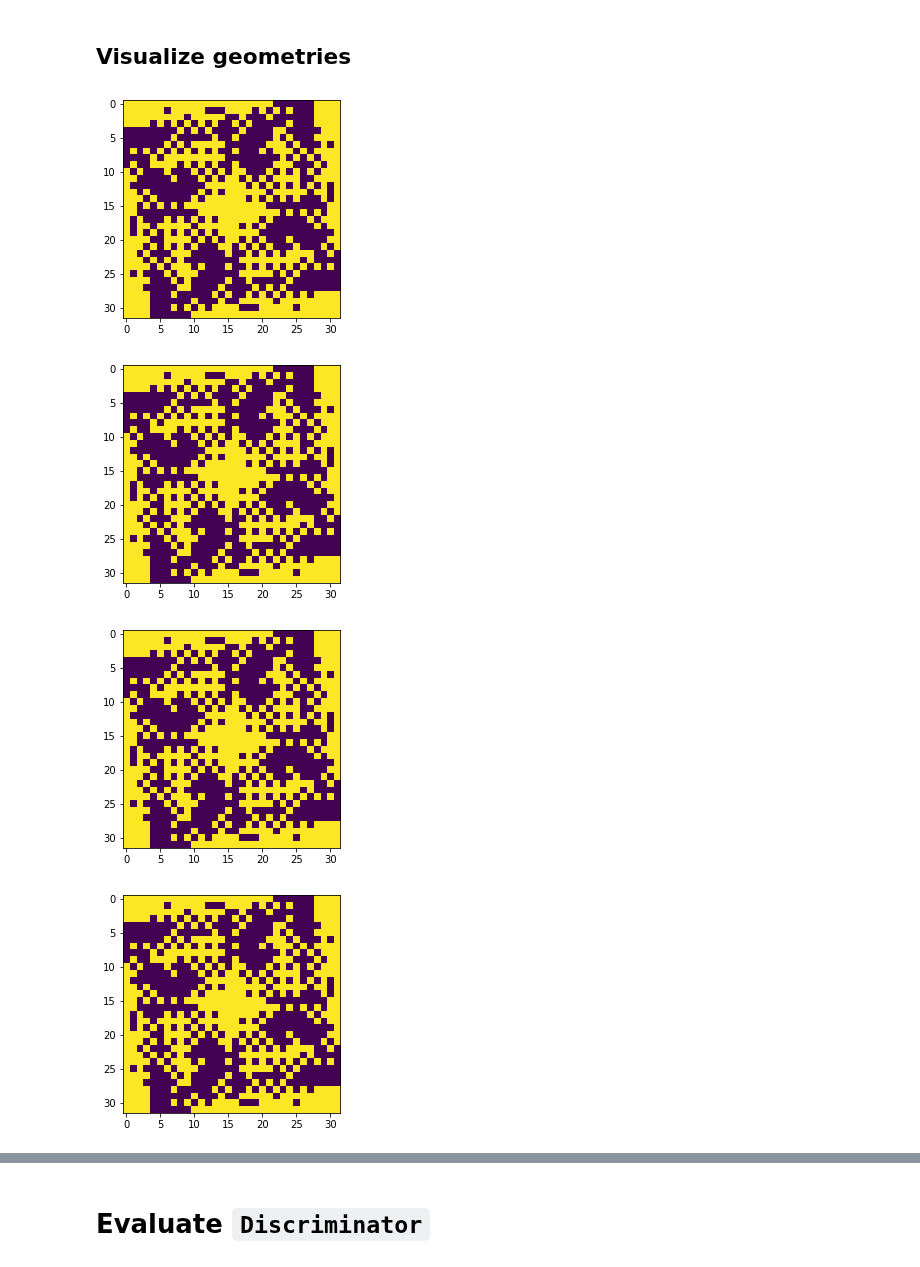
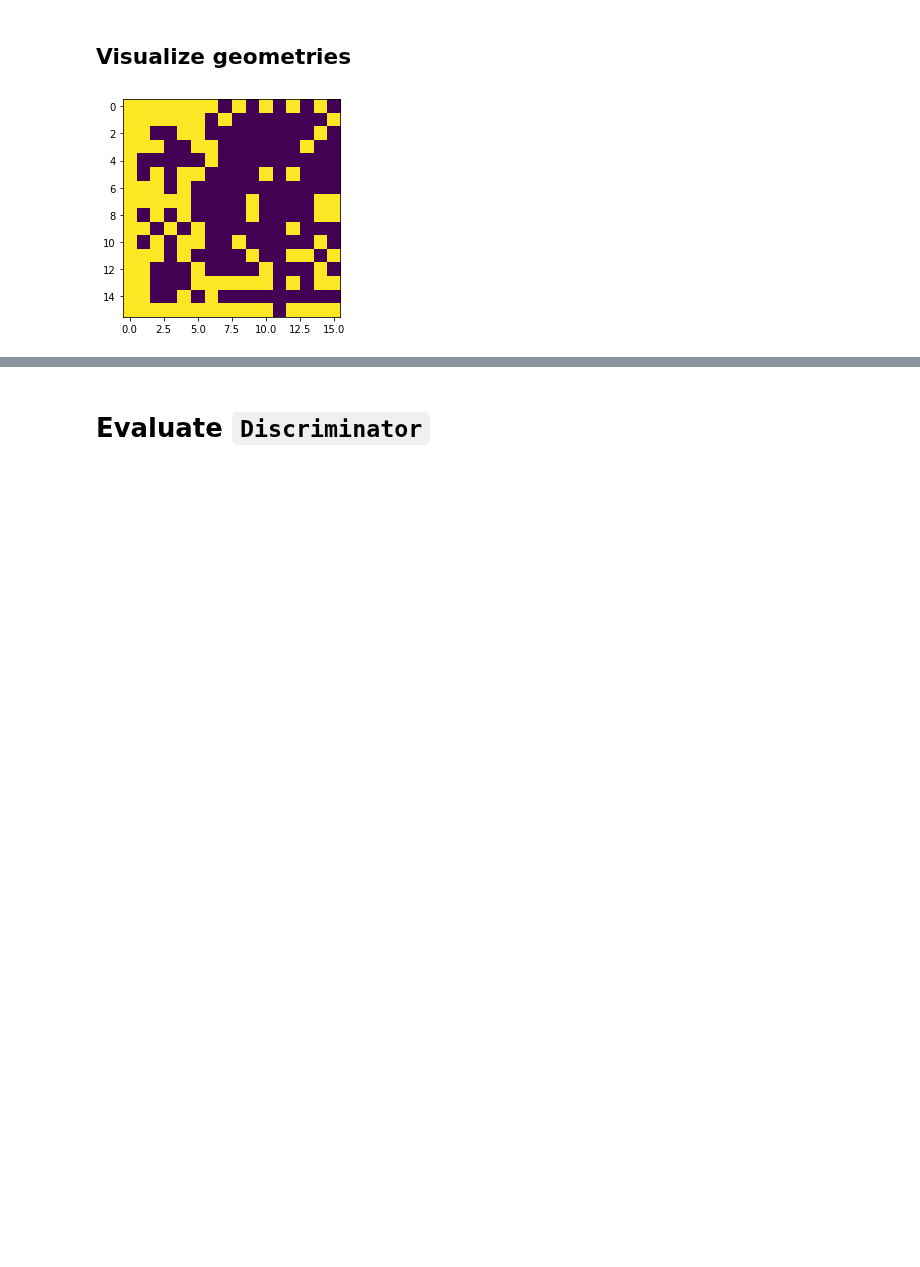
Before and after one commit to lucascbarbosa/INT, a Jupyter notebook: Manufatura Aditiva/Simulacao-GAN/Pipeline/3- Machine_learning/GAN/GAN.ipynb, the cells around one changed output, grey strips where cells are left out. Saved outputs shown, nothing was run; the diff lists cells and outputs as text; code cells hidden in the pictures; blank space fills up the shorter version.

```diff
--- a/Manufatura Aditiva/Simulacao-GAN/Pipeline/3- Machine_learning/GAN/GAN.ipynb
+++ b/Manufatura Aditiva/Simulacao-GAN/Pipeline/3- Machine_learning/GAN/GAN.ipynb
@@ -76,11 +76,12 @@ def setup_G(input_G,output_G,size):
     # foundation for 8x8 image
     n_nodes = 128 * size * size
     out_G = Dense(n_nodes,activation=LeakyReLU(alpha=0.2))(in_G)
+    out_G = LeakyReLU(alpha=0.2)(out_G)
     out_G = Reshape((size, size, 128))(out_G)
     # upsample to 16x16
     out_G = Conv2DTranspose(128, (4,4), strides=(2,2), padding='same',activation=LeakyReLU(alpha=0.2))(out_G)
+    out_G = LeakyReLU(alpha=0.2)(out_G)
     out_G = Conv2D(1, (size,size), activation='sigmoid', padding='same')(out_G)
-
 
     out_density = Lambda(lambda x:x)(out_G)
 
@@ -248,9 +248,9 @@ def summarize_performance(epoch,porosity,G_model, D_model, data, input_G, n_samp
 # Training GAN
 # %%
 batch_size = 64
-num_epochs = 50
+num_epochs = 150
 
-alpha = 10
+alpha = 1e-2
 lr = 1e-4
 porosity = 0.5
 
@@ -284,7 +284,6 @@ def train(G_model,D_model,GAN_model,alpha,lr,porosity,batch_size,num_epochs,plot
 
             D_losses_epoch.append(D_loss)
 
-
             X_GAN = generate_input_G(input_G, batch_size)
             y_GAN = np.ones((batch_size, 1))
 
@@ -293,15 +292,15 @@ def train(G_model,D_model,GAN_model,alpha,lr,porosity,batch_size,num_epochs,plot
                 G_loss = G_loss[0]
             else:
                 G_loss= GAN_model.train_on_batch(x=X_GAN, y=[y_GAN,porosity*np.ones(X.shape)],return_dict=True)
-                # print(G_loss)
+                print(G_loss)
                 G_loss = G_loss['loss']
 
             G_losses_epoch.append(G_loss)
-            print('>%d, %d/%d, D_loss=%.3f, G_loss=%.3f' % (i+1, j+1, batch_per_epoch,  D_loss, G_loss))
+            # print('>%d, %d/%d, D_loss=%.3f, G_loss=%.3f' % (i+1, j+1, batch_per_epoch,  D_loss, G_loss))
 
         if (i+1) % 10 == 0:
-            summarize_performance(i,porosity,G_model,D_model,X_good,input_G)
-
+            acc_real,acc_fake = summarize_performance(i+1,porosity,G_model,D_model,X_good,input_G)
+            print('>Epoch: %i Accuracy real: %.0f%%, fake: %.0f%%' % (i+1,acc_real*100, acc_fake*100))
 
         G_losses.append(G_losses_epoch)
         D_losses.append(D_losses_epoch)
@@ -326,4 +325,4 @@ def train(G_model,D_model,GAN_model,alpha,lr,porosity,batch_size,num_epochs,plot
     return G_model
 
 
-G_best = train(G,D,GAN,alpha,lr,porosity,batch_size,num_epochs,True,False)
+G_best = train(G,D,GAN,alpha,lr,porosity,batch_size,num_epochs,plot=True,verbose=False)
@@ -435,21 +453,19 @@ def clean_unit(unit,tol):
   # return passed, unit
 
 
-porosity=0.5
-tol = 0.02
-simmetry = 'p4'
-geometries = porosity_match(generated_geoms,porosity,tol)
-size = geometries.shape[1]
-geometries_ = []
+# porosity=0.5
+# tol = 0.02
+# simmetry = 'p4'
+# geometries = porosity_match(generated_geoms,porosity,tol)
+# size = geometries.shape[1]
+# geometries_ = []
 
-for i in range(0,1000,100):
+# geom = geometries[0].reshape((size,size)).round()
+# unit = create_unit(geom,size,simmetry)
+# clean_unit(unit,tol)
+# plt.imshow(unit)
+# plt.show()
 
-  geom = geometries[0].reshape((size,size)).round()
-  unit = create_unit(geom,size,simmetry)
-  plt.imshow(unit)
-  plt.show()
-
-#    clean_unit(unit)
 
 # for i in range(1):
 #   geom = geometries[i].reshape((size,size)).round()
@@ -459,34 +475,31 @@ for i in range(0,1000,100):
 #   if passed:
 #     geometries_.append(geom_)
 
 # print(len(geometries_))
 # geometries = np.array(geometries_).reshape((len(geometries_),size,size,1))
 # # Round pixels
 # geometries = geometries.round()
 
 # # Get scores
 # top = 20
 # scores = D.predict([geometries,geometries])[0]
 # top_idxs = scores[:,0].argsort()[-top:]
 
 # # Add solid boundary
 # geometries_expanded = []
 # for i in range(geometries.shape[0]):
 #     geom = geometries[i]
 #     geometries_expanded.append(geom)
 
 # geometries = np.array(geometries_expanded).reshape((geometries.shape[0],geometries.shape[1],geometries.shape[2],geometries.shape[3]))
 
 # for top_idx in top_idxs:
 #     geom = geometries[top_idx]
 #     unit = create_unit(geom.reshape((size,size)),size,simmetry)
 #     print("Score: %.2f Porosity: %.2f"%(scores[top_idx,0],geom.ravel().sum()/(size*size)))
 #     plt.imshow(geom,cmap="Greys")
 #     plt.show()
 
 # sns.histplot(np.sum(generated_geoms.round().reshape((test_size,int(size*size))),axis=-1)/int(size*size),bins=32);
 # %% [output]
-[figure, old version]
+[figure, new version]
-[figure, removed]
-[figure, removed]
-[figure, removed]
```
Also changed, not shown: parts of 7 cells of this notebook.
